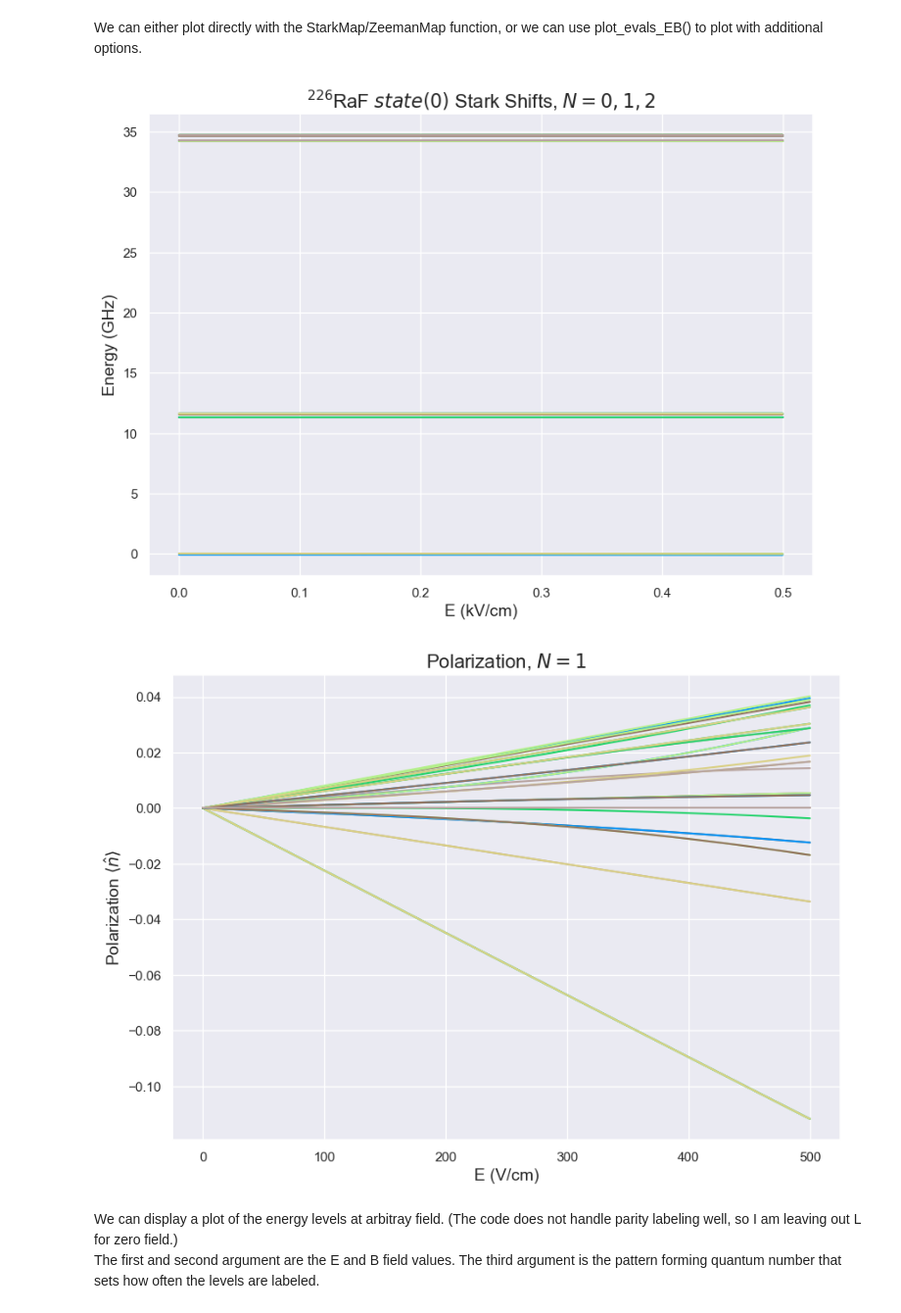
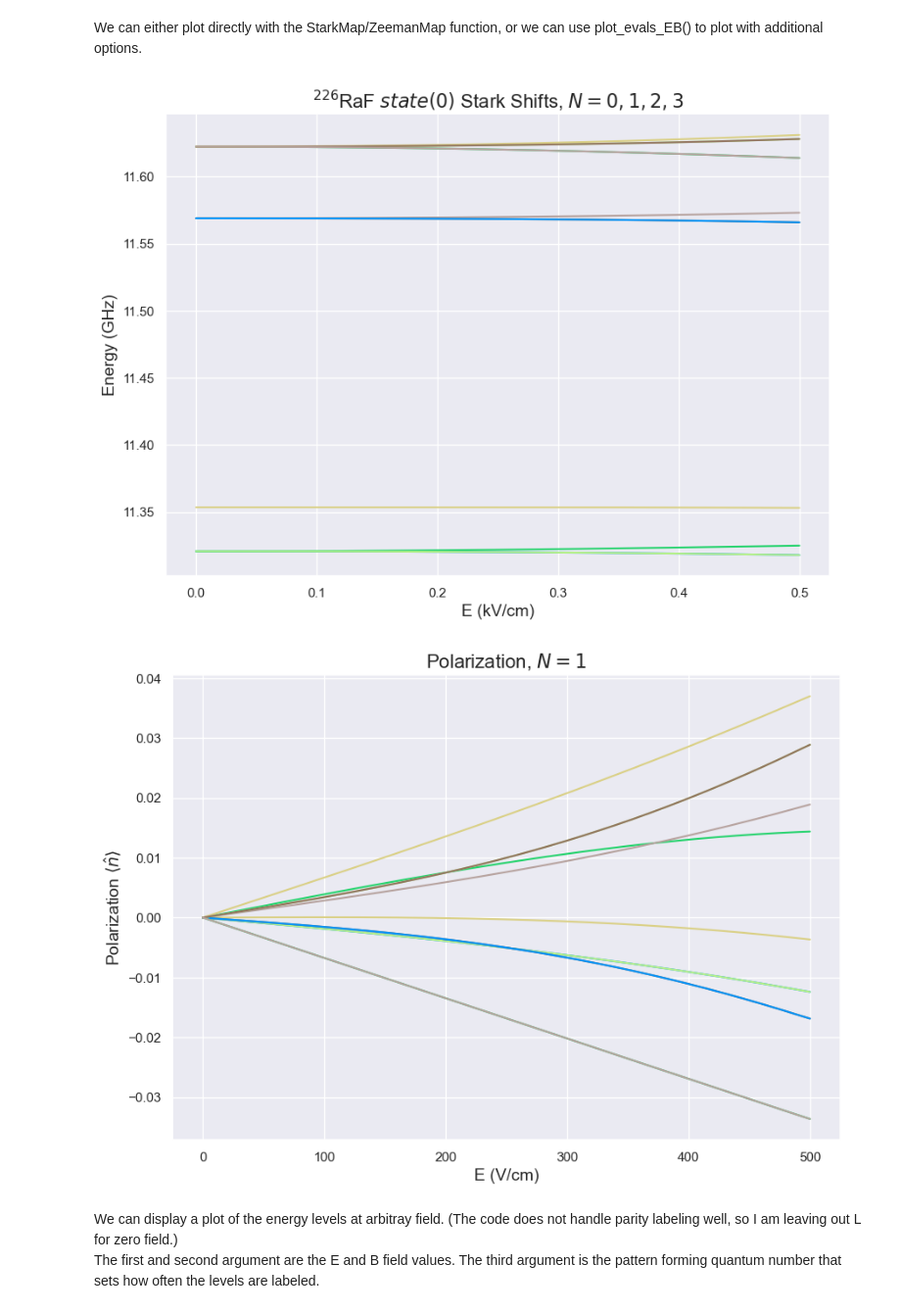
Before and after one commit to arianjad/Molecule-Structure, a Jupyter notebook: Jupyter Notebooks/RaF_Calcs_Tutorial.ipynb, the cells around one changed output. Shown: that part at 98% size. Cells and saved outputs as stored; diff of their text form; code cells hidden in the pictures.

```diff
--- a/Jupyter Notebooks/RaF_Calcs_Tutorial.ipynb
+++ b/Jupyter Notebooks/RaF_Calcs_Tutorial.ipynb
@@ -33,7 +30,7 @@ X0 = MoleculeLevels.initialize_state(
         # Electronic state label, e.g. 'X', 'A', etc
     vib_state = 0,
         # Vibrational state label, can be either integer or '000', '010', etc.
-    N_list = [0,1,2],
+    N_list = [0,1,2,3],
         # List of rotational states to consider.
     fermion_or_boson = 'boson',
         # Is the total F integer or half-integer?
@@ -309,20 +367,20 @@ plt.title(r'Magnetization, $N=1$',fontsize=16);
 We can either plot directly with the StarkMap/ZeemanMap function, or we can use plot_evals_EB() to plot with additional options.
 # %%
 X0.StarkMap(Ez,1e-5,plot=False)
-X0.plot_evals_EB('E',kV_kG=True,GHz=True)
+X0.plot_evals_EB('E',kV_kG=True,GHz=True,idx=X0.select_q({'N':1}))
 # %% [output]
-[figure, old version]
+[figure, new version]
 # %%
 dE = Ez[1] - Ez[0]
 plt.figure(figsize=(10,7))
-for (i,trace) in enumerate(X0.evals_E.T):
+for (i,trace) in enumerate(X0.evals_E.T[X0.select_q({'N':1})]):
     grad = np.gradient(trace,dE)
     plt.plot(Ez,grad)
 plt.xlabel('E (V/cm)',fontsize=14)
 plt.ylabel(r'Polarization $\langle \hat{n} \rangle$',fontsize=14)
 plt.title(r'Polarization, $N=1$',fontsize=16);
 # %% [output]
-[figure, old version]
+[figure, new version]
 # %% [markdown]
 We can display a plot of the energy levels at arbitray field. (The code does not handle parity labeling well, so I am leaving out L for zero field.)\
 The first and second argument are the E and B field values. The third argument is the pattern forming quantum number that sets how often the levels are labeled.
```
Also changed, not shown: parts of 28 cells of this notebook, 2 other files.
